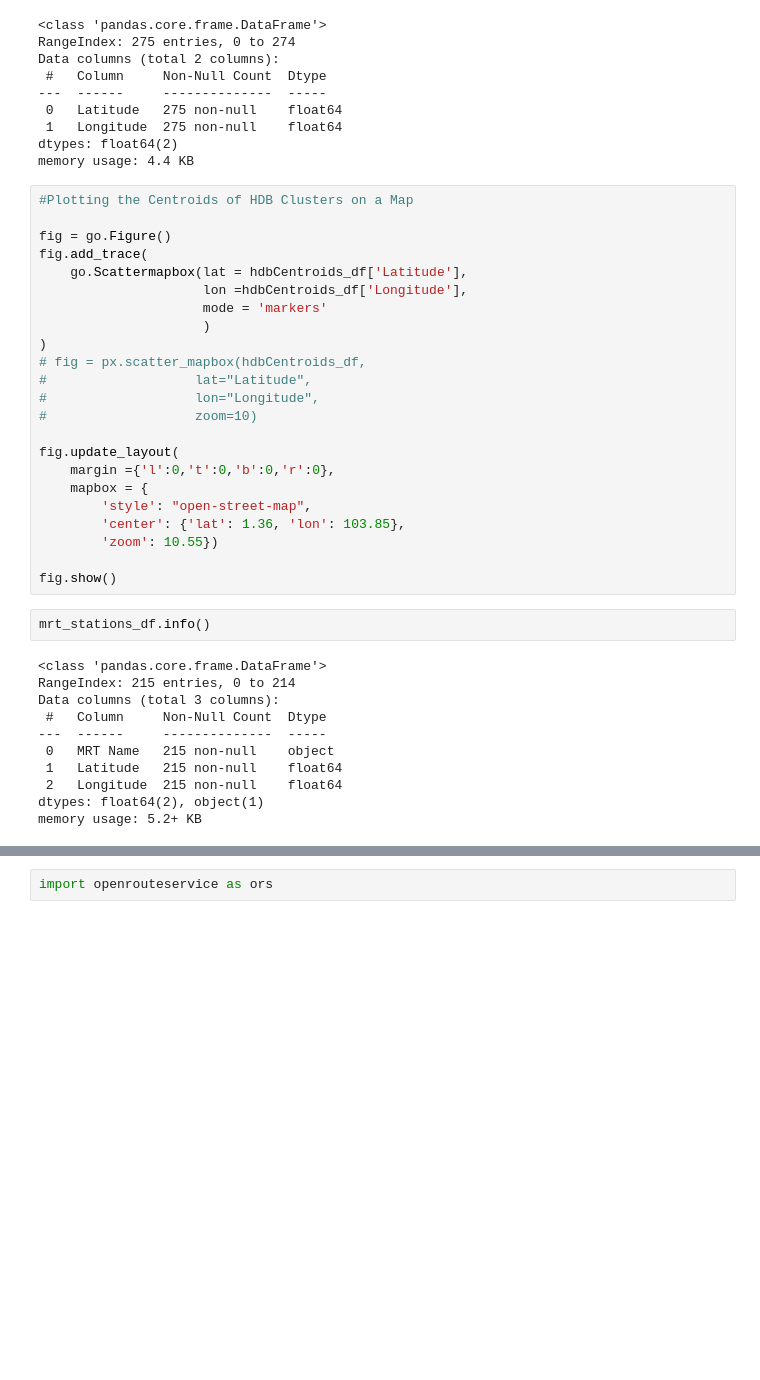
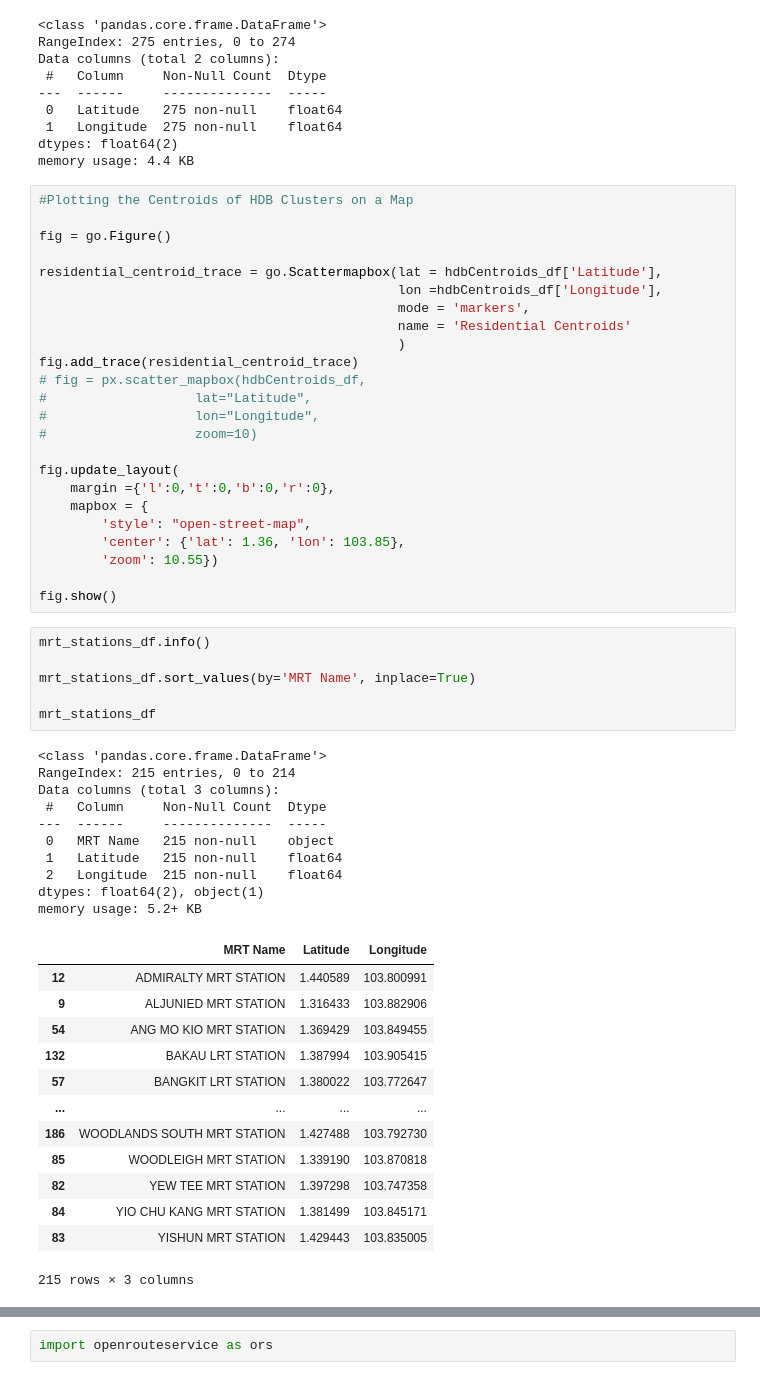
Before and after one commit to ethan-cyj/Public-Transportation-In-Singapore, a Jupyter notebook: Frontend/Connectivity.ipynb, the cells around one changed output, grey strips where cells are left out. Saved outputs shown, nothing was run; the diff lists cells and outputs as text; blank space fills up the shorter version.

```diff
--- a/Frontend/Connectivity.ipynb
+++ b/Frontend/Connectivity.ipynb
@@ -33,12 +33,13 @@ memory usage: 4.4 KB
 #Plotting the Centroids of HDB Clusters on a Map
 
 fig = go.Figure()
-fig.add_trace(
-    go.Scattermapbox(lat = hdbCentroids_df['Latitude'],
-                     lon =hdbCentroids_df['Longitude'],
-                     mode = 'markers'
-                     )
-)
+
+residential_centroid_trace = go.Scattermapbox(lat = hdbCentroids_df['Latitude'],
+                                              lon =hdbCentroids_df['Longitude'],
+                                              mode = 'markers',
+                                              name = 'Residential Centroids'
+                                              )
+fig.add_trace(residential_centroid_trace)
 # fig = px.scatter_mapbox(hdbCentroids_df,
 #                   lat="Latitude",
 #                   lon="Longitude",
@@ -52,17 +53,34 @@ fig.update_layout(
         'zoom': 10.55})
 
 fig.show()
-# %%
-mrt_stations_df.info()
-# %% [output]
-<class 'pandas.core.frame.DataFrame'>
-RangeIndex: 215 entries, 0 to 214
-Data columns (total 3 columns):
- #   Column     Non-Null Count  Dtype
----  ------     --------------  -----
- 0   MRT Name   215 non-null    object
- 1   Latitude   215 non-null    float64
- 2   Longitude  215 non-null    float64
-dtypes: float64(2), object(1)
-memory usage: 5.2+ KB
+# %%
+mrt_stations_df.info()
+
+mrt_stations_df.sort_values(by='MRT Name', inplace=True)
+
+mrt_stations_df
+# %% [output]
+<class 'pandas.core.frame.DataFrame'>
+RangeIndex: 215 entries, 0 to 214
+Data columns (total 3 columns):
+ #   Column     Non-Null Count  Dtype
+---  ------     --------------  -----
+ 0   MRT Name   215 non-null    object
+ 1   Latitude   215 non-null    float64
+ 2   Longitude  215 non-null    float64
+dtypes: float64(2), object(1)
+memory usage: 5.2+ KB
+|  | MRT Name | Latitude | Longitude |
+| 12 | ADMIRALTY MRT STATION | 1.440589 | 103.800991 |
+| 9 | ALJUNIED MRT STATION | 1.316433 | 103.882906 |
+| 54 | ANG MO KIO MRT STATION | 1.369429 | 103.849455 |
+| 132 | BAKAU LRT STATION | 1.387994 | 103.905415 |
+| 57 | BANGKIT LRT STATION | 1.380022 | 103.772647 |
+| ... | ... | ... | ... |
+| 186 | WOODLANDS SOUTH MRT STATION | 1.427488 | 103.792730 |
+| 85 | WOODLEIGH MRT STATION | 1.339190 | 103.870818 |
+| 82 | YEW TEE MRT STATION | 1.397298 | 103.747358 |
+| 84 | YIO CHU KANG MRT STATION | 1.381499 | 103.845171 |
+| 83 | YISHUN MRT STATION | 1.429443 | 103.835005 |
+215 rows × 3 columns
 # %%
```
Also changed, not shown: parts of 12 cells of this notebook.
